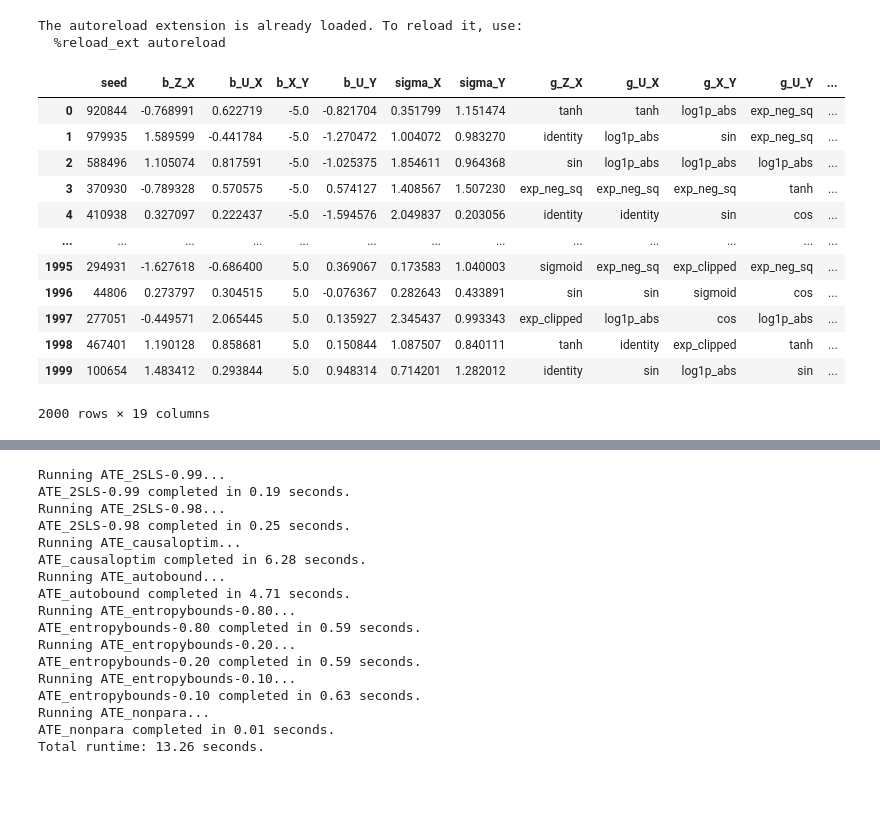
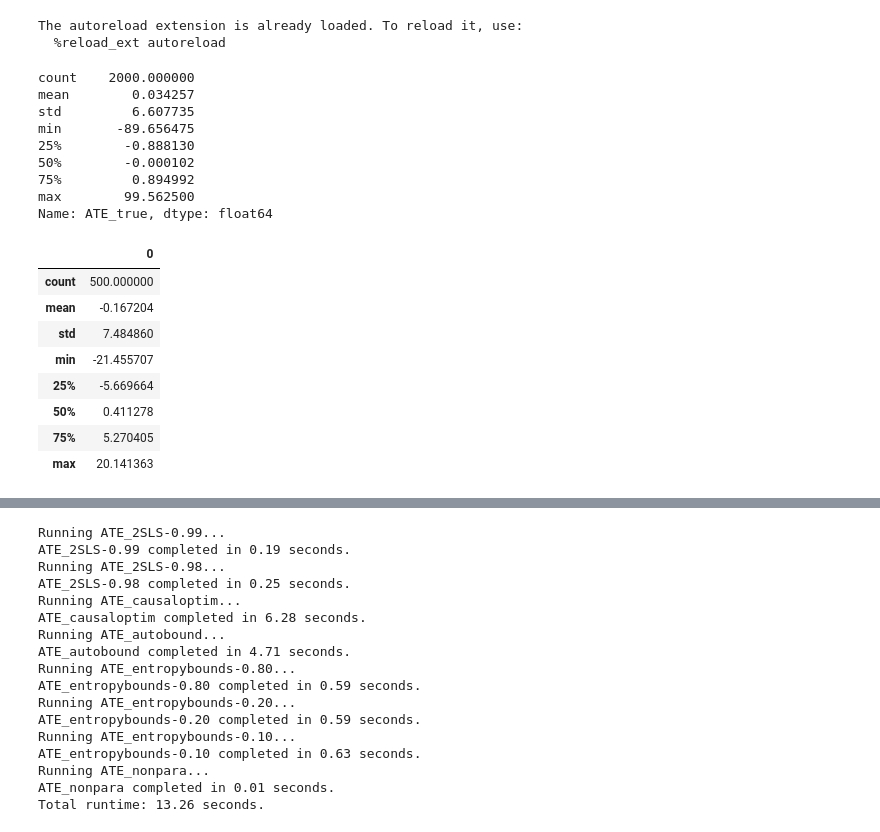
Before and after one commit to tmaringgele/causal-bounds, a Jupyter notebook: simulation_engine/test.ipynb, the cells around one changed output, grey strips where cells are left out. Drawn from its saved outputs; the diff is of its cells as text; code cells hidden in the pictures; blank space fills up the shorter version.

```diff
--- a/simulation_engine/test.ipynb
+++ b/simulation_engine/test.ipynb
@@ -38,21 +38,29 @@ function_keys = [
 
 data = ContinuousIV.run_rolling_b_X_Y_simulations(
     b_range=(-5, 5), N_points=100, replications=20, n=500,
-    allowed_functions=['identity']
+    # allowed_functions=['identity']
 )
-data
+data['ATE_true'].describe()
 # %% [output]
-|  | seed | b_Z_X | b_U_X | b_X_Y | b_U_Y | sigma_X | sigma_Y | g_Z_X | g_U_X | g_X_Y | g_U_Y | ... |
-| 0 | 920844 | -0.768991 | 0.622719 | -5.0 | -0.821704 | 0.351799 | 1.151474 | tanh | tanh | log1p_abs | exp_neg_sq | ... |
-| 1 | 979935 | 1.589599 | -0.441784 | -5.0 | -1.270472 | 1.004072 | 0.983270 | identity | log1p_abs | sin | exp_neg_sq | ... |
-| 2 | 588496 | 1.105074 | 0.817591 | -5.0 | -1.025375 | 1.854611 | 0.964368 | sin | log1p_abs | log1p_abs | log1p_abs | ... |
-| 3 | 370930 | -0.789328 | 0.570575 | -5.0 | 0.574127 | 1.408567 | 1.507230 | exp_neg_sq | exp_neg_sq | exp_neg_sq | tanh | ... |
-| 4 | 410938 | 0.327097 | 0.222437 | -5.0 | -1.594576 | 2.049837 | 0.203056 | identity | identity | sin | cos | ... |
-| ... | ... | ... | ... | ... | ... | ... | ... | ... | ... | ... | ... | ... |
-| 1995 | 294931 | -1.627618 | -0.686400 | 5.0 | 0.369067 | 0.173583 | 1.040003 | sigmoid | exp_neg_sq | exp_clipped | exp_neg_sq | ... |
-| 1996 | 44806 | 0.273797 | 0.304515 | 5.0 | -0.076367 | 0.282643 | 0.433891 | sin | sin | sigmoid | cos | ... |
-| 1997 | 277051 | -0.449571 | 2.065445 | 5.0 | 0.135927 | 2.345437 | 0.993343 | exp_clipped | log1p_abs | cos | log1p_abs | ... |
-| 1998 | 467401 | 1.190128 | 0.858681 | 5.0 | 0.150844 | 1.087507 | 0.840111 | tanh | identity | exp_clipped | tanh | ... |
-| 1999 | 100654 | 1.483412 | 0.293844 | 5.0 | 0.948314 | 0.714201 | 1.282012 | identity | sin | log1p_abs | sin | ... |
-2000 rows × 19 columns
+count    2000.000000
+mean        0.034257
+std         6.607735
+min       -89.656475
+25%        -0.888130
+50%        -0.000102
+75%         0.894992
+max        99.562500
+Name: ATE_true, dtype: float64
+# %%
+pd.DataFrame(data.iloc[100].Y).describe()
+# %% [output]
+|  | 0 |
+| count | 500.000000 |
+| mean | -0.167204 |
+| std | 7.484860 |
+| min | -21.455707 |
+| 25% | -5.669664 |
+| 50% | 0.411278 |
+| 75% | 5.270405 |
+| max | 20.141363 |
 # %%
```
Also changed, not shown: parts of 1 cell of this notebook, 1 other file.
